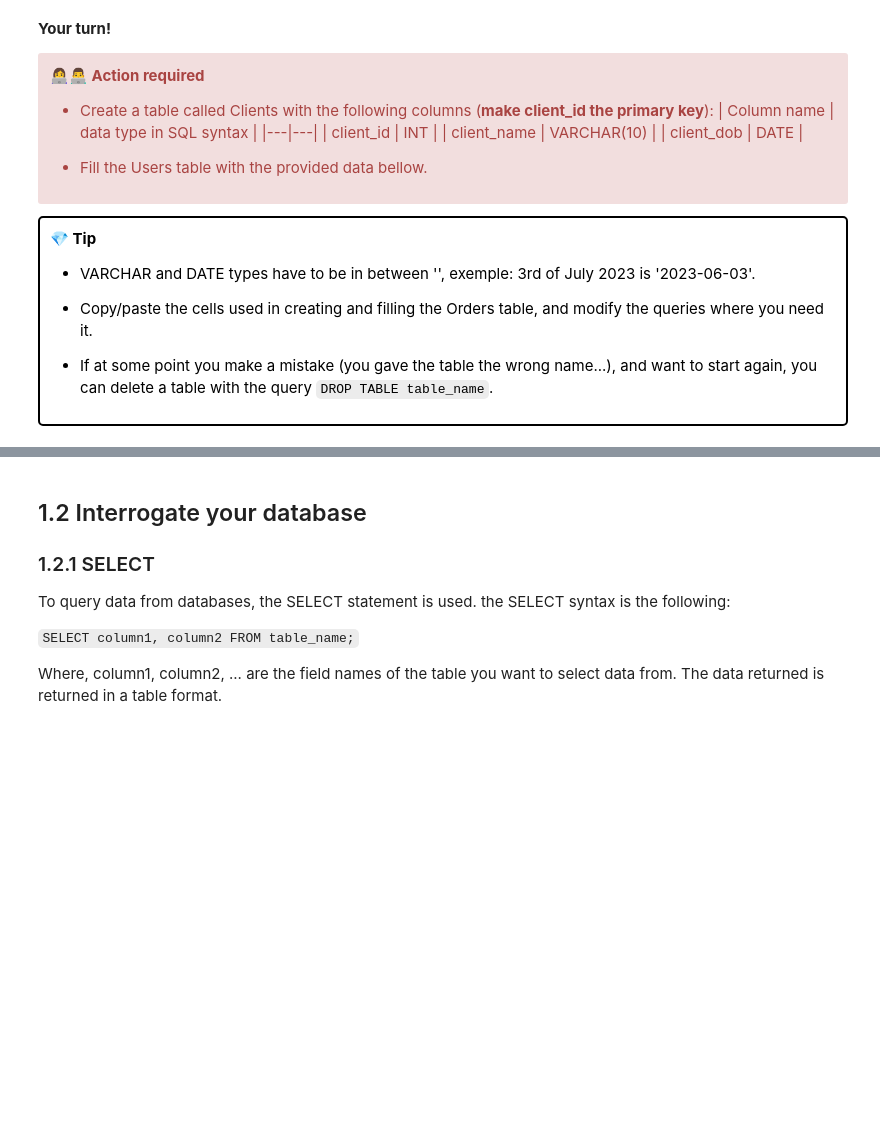
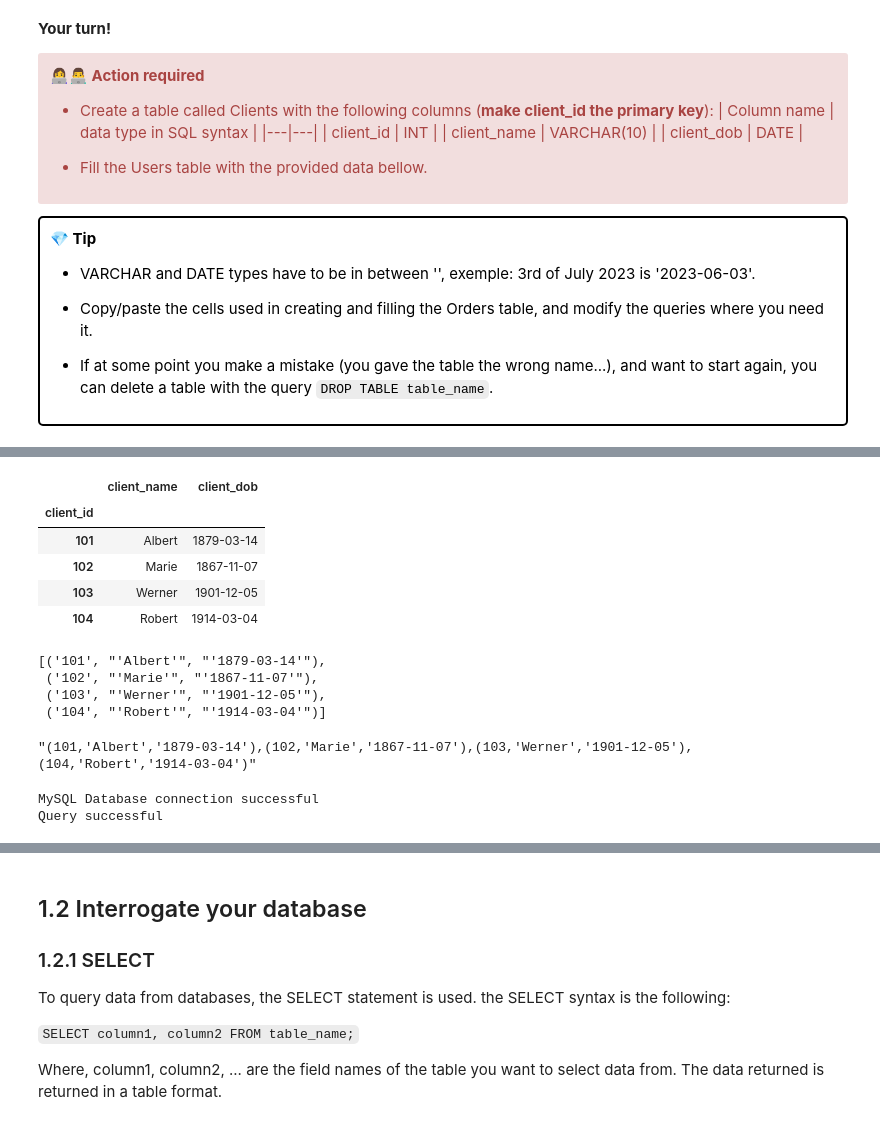
Before and after one commit to UCL-ELEC0136-backup/2-data-storage-ZhaoyanLU23, a Jupyter notebook: 2-Data-Storage.ipynb, the cells around one changed output, grey strips where cells are left out. Cells and saved outputs as stored; diff of their text form; code cells hidden in the pictures; blank space fills up the shorter version.

```diff
--- a/2-Data-Storage.ipynb
+++ b/2-Data-Storage.ipynb
@@ -579,3 +639,3 @@ read_query(db_connection, show_db_query)
 # %%
 #RUN THIS CELL - Data to add to the table Clients
-pd.read_csv("./Clients.csv", index_col=0)
+df = pd.read_csv("./Clients.csv", index_col=0)
@@ -589,0 +642,9 @@ pd.read_csv("./Clients.csv", index_col=0)
+# %%
+df
+# %% [output]
+|  | client_name | client_dob |
+| client_id |  |  |
+| 101 | Albert | 1879-03-14 |
+| 102 | Marie | 1867-11-07 |
+| 103 | Werner | 1901-12-05 |
+| 104 | Robert | 1914-03-04 |
@@ -589,0 +653,7 @@ pd.read_csv("./Clients.csv", index_col=0)
+# %%
+all_rows
+# %% [output]
+[('101', "'Albert'", "'1879-03-14'"),
+ ('102', "'Marie'", "'1867-11-07'"),
+ ('103', "'Werner'", "'1901-12-05'"),
+ ('104', "'Robert'", "'1914-03-04'")]
@@ -590,2 +662,20 @@ pd.read_csv("./Clients.csv", index_col=0)
+# %%
+values_str
+# %% [output]
+"(101,'Albert','1879-03-14'),(102,'Marie','1867-11-07'),(103,'Werner','1901-12-05'),(104,'Robert','1914-03-04')"
+# %%
+###########################
+# Task:
+#   Fill the table Clients with the data above
+#
+###########################
+
+# RUN THIS CELL - Adding data to table Clients
+push_data_to_clients_query = f"""INSERT INTO Clients VALUES {values_str};"""
+db_connection = create_db_connection("localhost", "root", pw, "Retail")
+execute_query(db_connection, push_data_to_clients_query)
+# %% [output]
+MySQL Database connection successful
+Query successful
 # %%
 # RUN THIS CELL - Showing all the data in table Clients
```
Also changed, not shown: parts of 34 cells of this notebook, 1 other file.
